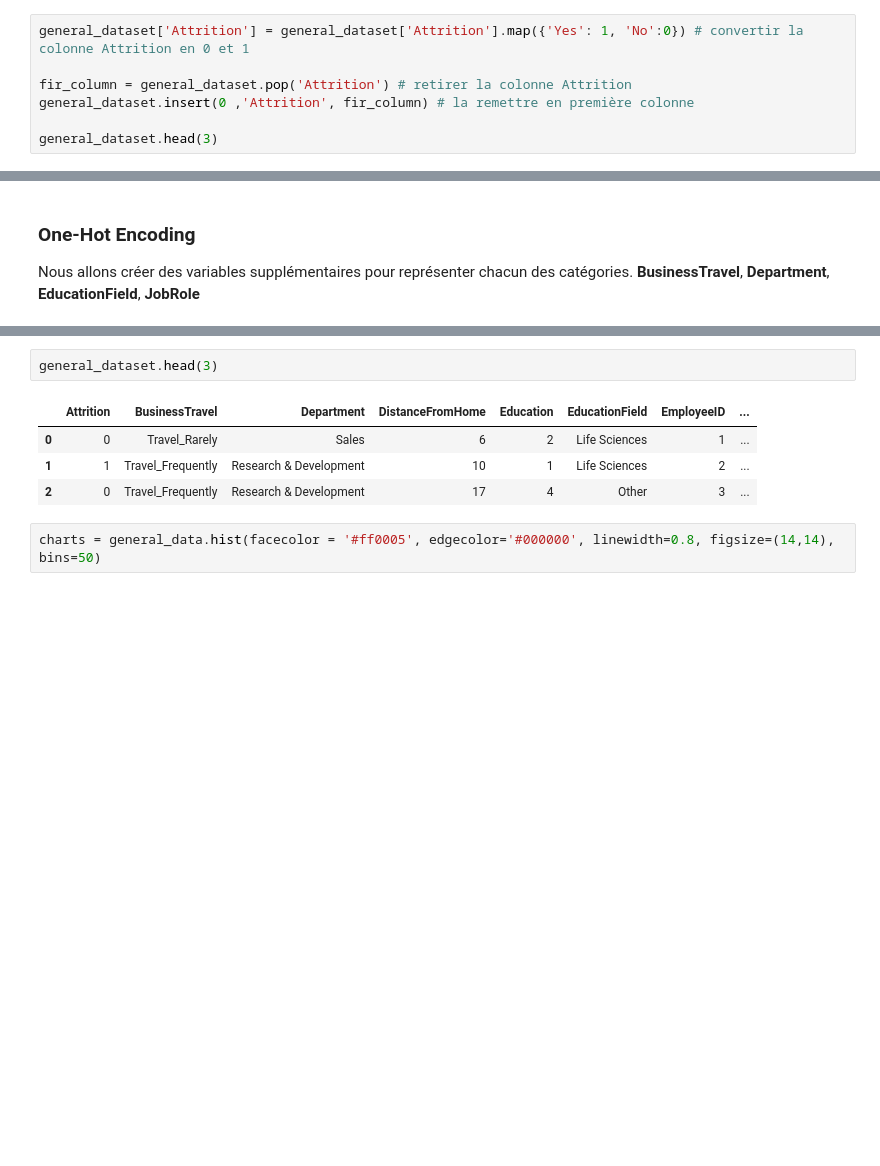
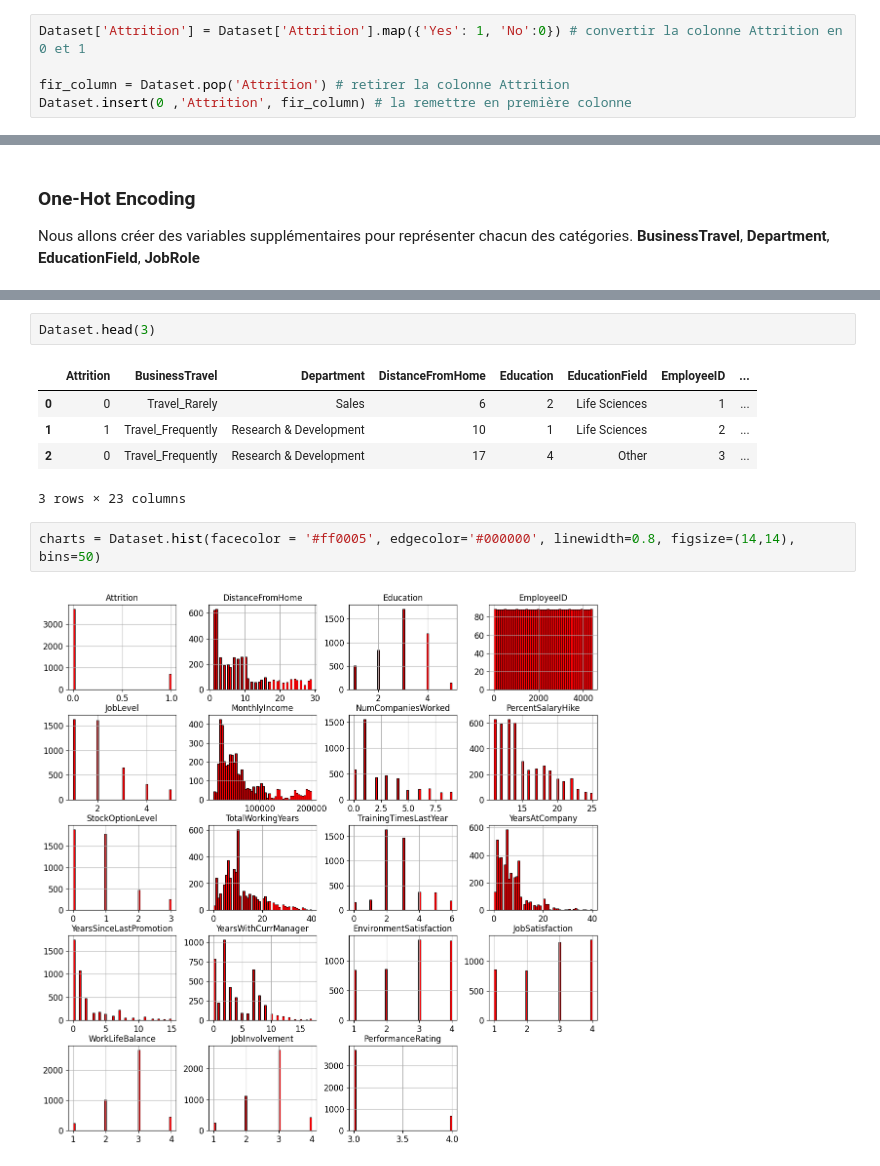
Before and after one commit to OscarPALISSOT/ML_Classifier_CESI_A4, a Jupyter notebook: notebook/Import_data.ipynb, the cells around one changed output, grey strips where cells are left out. Drawn from its saved outputs; the diff is of its cells as text; blank space fills up the shorter version.

Commit message:
change dataset

```diff
--- a/notebook/Import_data.ipynb
+++ b/notebook/Import_data.ipynb
@@ -193,9 +190,7 @@ Dataset.head(3)
 ### Encodage binaire de l'attribut Attrition
 On convertit les données de l'attribut Attrition, les 'Yes' et 'No' deviennent respectivement des 1 et des 0.
 # %%
-general_dataset['Attrition'] = general_dataset['Attrition'].map({'Yes': 1, 'No':0}) # convertir la colonne Attrition en 0 et 1
+Dataset['Attrition'] = Dataset['Attrition'].map({'Yes': 1, 'No':0}) # convertir la colonne Attrition en 0 et 1
 
-fir_column = general_dataset.pop('Attrition') # retirer la colonne Attrition
-general_dataset.insert(0 ,'Attrition', fir_column) # la remettre en première colonne
-
-general_dataset.head(3)
+fir_column = Dataset.pop('Attrition') # retirer la colonne Attrition
+Dataset.insert(0 ,'Attrition', fir_column) # la remettre en première colonne
@@ -224,14 +214,17 @@ onehot_encoder.categories_ # affiche les catégories
         'Research Director', 'Research Scientist', 'Sales Executive',
         'Sales Representative'], dtype=object)]
 # %%
-general_dataset.head(3)
+Dataset.head(3)
 # %% [output]
 |  | Attrition | BusinessTravel | Department | DistanceFromHome | Education | EducationField | EmployeeID | ... |
 | 0 | 0 | Travel_Rarely | Sales | 6 | 2 | Life Sciences | 1 | ... |
 | 1 | 1 | Travel_Frequently | Research & Development | 10 | 1 | Life Sciences | 2 | ... |
 | 2 | 0 | Travel_Frequently | Research & Development | 17 | 4 | Other | 3 | ... |
+3 rows × 23 columns
 # %%
-charts = general_data.hist(facecolor = '#ff0005', edgecolor='#000000', linewidth=0.8, figsize=(14,14), bins=50)
+charts = Dataset.hist(facecolor = '#ff0005', edgecolor='#000000', linewidth=0.8, figsize=(14,14), bins=50)
+# %% [output]
+[figure, added]
 # %%
 #prepare time dataset
 import datetime as dt
```
Also changed, not shown: parts of 5 cells of this notebook.
